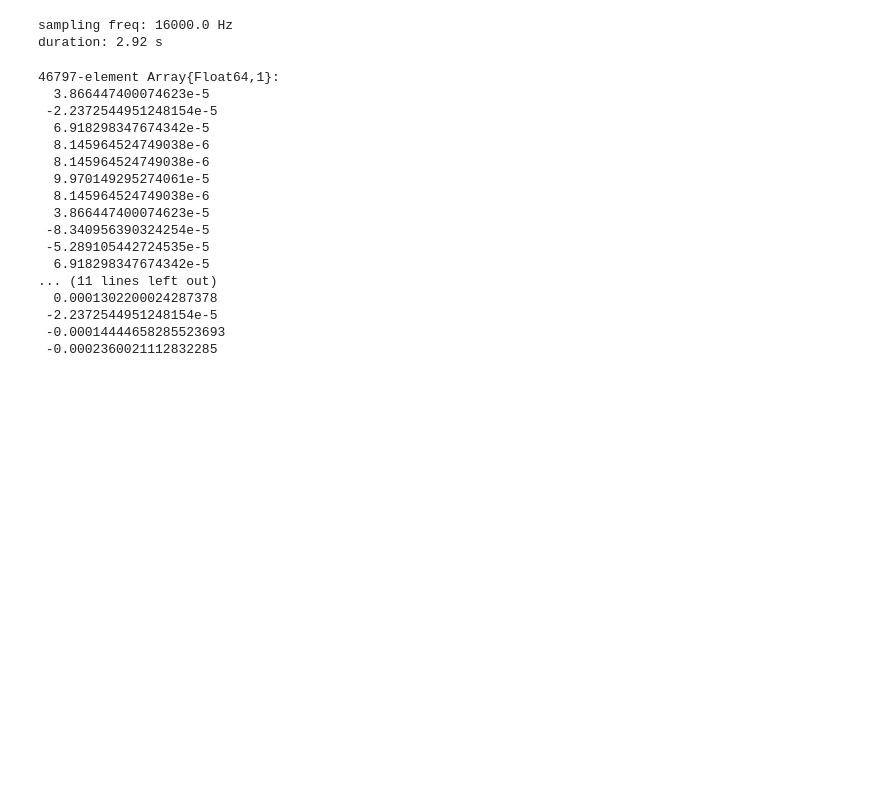
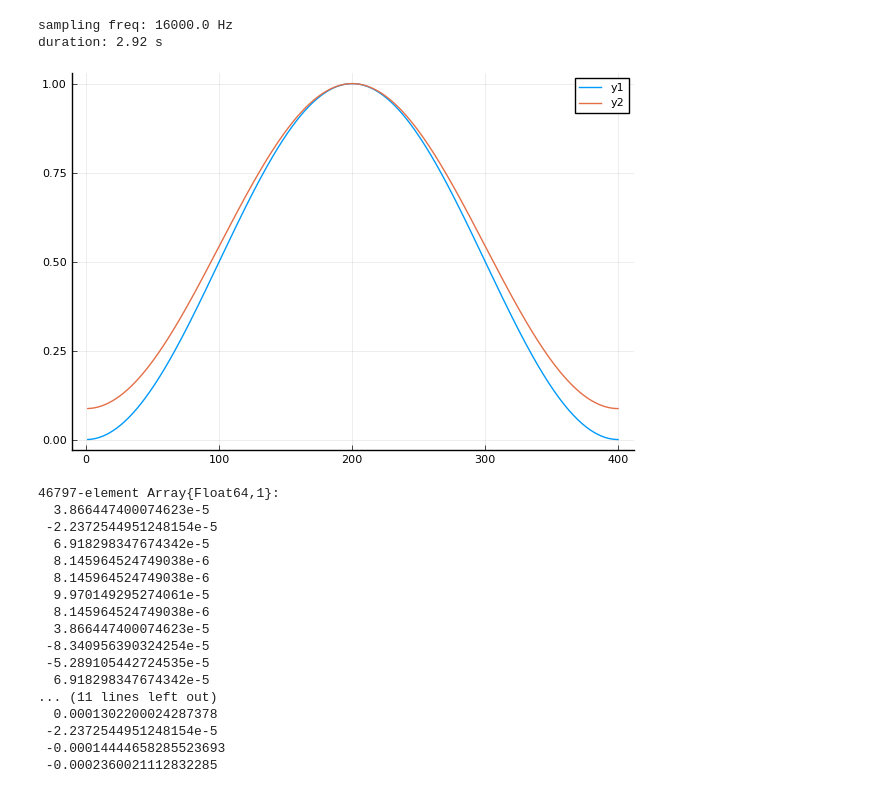
Before and after one commit to lucasondel/SpeechFeatures.jl, a Jupyter notebook: example/MFCC.ipynb, the cells around one changed output. Saved outputs shown, nothing was run; the diff lists cells and outputs as text; code cells hidden in the pictures; blank space fills up the shorter version.

Commit message:
Added common windowing functions

```diff
--- a/example/MFCC.ipynb
+++ b/example/MFCC.ipynb
@@ -29,6 +36,13 @@ println("sampling freq: $srate Hz\nduration: $(round(length(x) / srate, digits=2
 # %% [output]
 sampling freq: 16000.0 Hz
 duration: 2.92 s
+# %%
+hann = HannWindow(Float32, 400)
+hamming = HammingWindow(400)
+plot(hann)
+plot!(hamming)
+# %% [output]
+[figure, added]
 # %%
 removedc!(x[:, 1])
 # %% [output]
```
Also changed, not shown: parts of 1 cell of this notebook, 2 other files.
